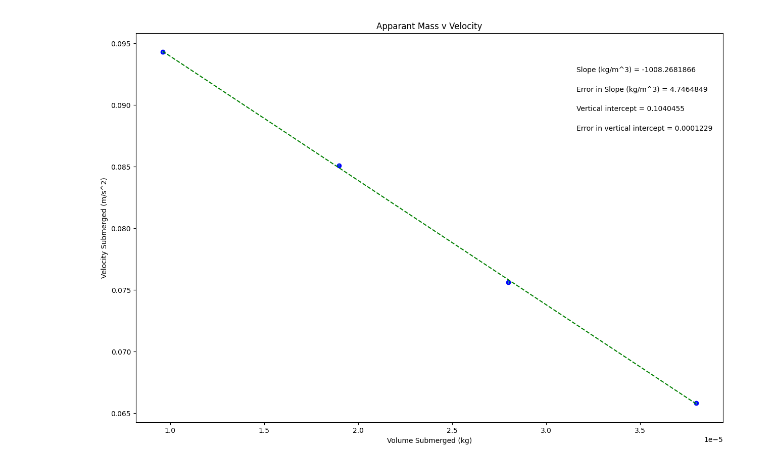
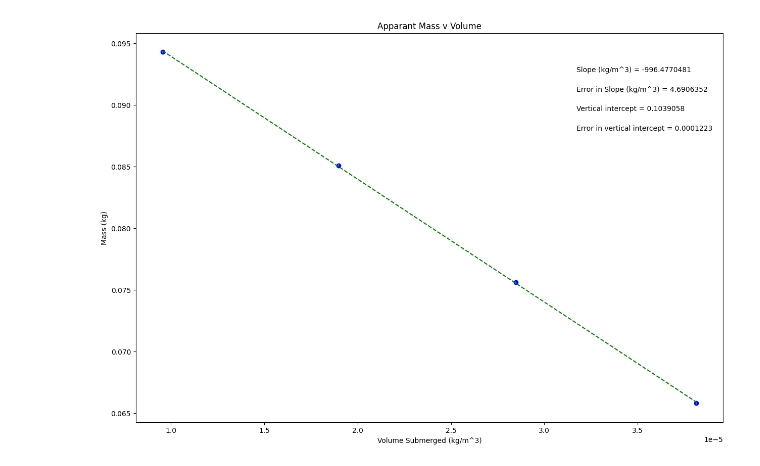
Before and after one commit to il132593/PHYSX-216, a Jupyter notebook: Lab_8_Buoyant_Forces_Lande.ipynb, the cells around one changed output. Saved outputs shown, nothing was run; the diff lists cells and outputs as text; code cells hidden in the pictures.

```diff
--- a/Lab_8_Buoyant_Forces_Lande.ipynb
+++ b/Lab_8_Buoyant_Forces_Lande.ipynb
@@ -19,7 +19,7 @@ import matplotlib.pyplot as plt
 #variable names should start with a letter and must contain only letters, numbers, and underscores
 
 
-Volume_submerged = np.array([.0000096, .000019, .000028, .000038])
+Volume_submerged = np.array([.00000954364, .00001897467, .00002848744, .000038152827])
 
 mass_apparant = np.array([.0943, .0851, .0756, .0658])
 
@@ -37,9 +37,9 @@ dy = 𝛅mass_apparant        #this should be your error in y array
 
 #UPDATE EACH OF THESE 4 STRINGS FOR YOUR PLOT LABELS AS YOU WANT THEM TO APPEAR
 
-plot_title= 'Apparant Mass v Velocity'
-x_label= 'Volume Submerged (kg)'
-y_label= 'Velocity Submerged (m/s^2)'
+plot_title= 'Apparant Mass v Volume'
+x_label= 'Volume Submerged (kg/m^3)'
+y_label= 'Mass (kg)'
 slope_units= 'kg/m^3'
 
 #UPDATE ANNOTATION PLACEMENT SO IT'S OUT OF WAY OF PLOTTED DATA AND BEST FIT LINE
@@ -92,31 +92,31 @@ elif annotation_placement==3 or annotation_placement==4:
 #Don't need to change anything in this section!
 
 #Plot data on graph. Plot error bars and place values for slope,
 #error in slope, and vertical intercept (plus error) on the plot using "annotate"
 
 plt.figure(figsize=(15,10))
 
 plt.plot(x, fit, color='green', linestyle='--')
 plt.scatter(x, y, color='blue', marker='o')
 
 plt.xlabel(x_label)
 plt.ylabel(y_label)
 plt.title(plot_title)
 
 plt.errorbar(x, y, yerr=dy, xerr=None, fmt="none") #don't need to plot x error bars
 
 plt.annotate('Slope ({}) = {value:.{digits}f}'.format(slope_units,value=m, digits=7),
              (xpos, ypos[0]), xycoords='axes fraction')
 
 plt.annotate('Error in Slope ({}) = {value:.{digits}f}'.format(slope_units,value=dm, digits=7),
              (xpos, ypos[1]), xycoords='axes fraction')
 
 plt.annotate('Vertical intercept = {value:.{digits}f}'.format(value=b, digits=7),
              (xpos, ypos[2]), xycoords='axes fraction')
 
 plt.annotate('Error in vertical intercept = {value:.{digits}f}'.format(value=db, digits=7),
              (xpos, ypos[3]), xycoords='axes fraction')
 
 plt.show()
 # %% [output]
-[figure, old version]
+[figure, new version]
```
